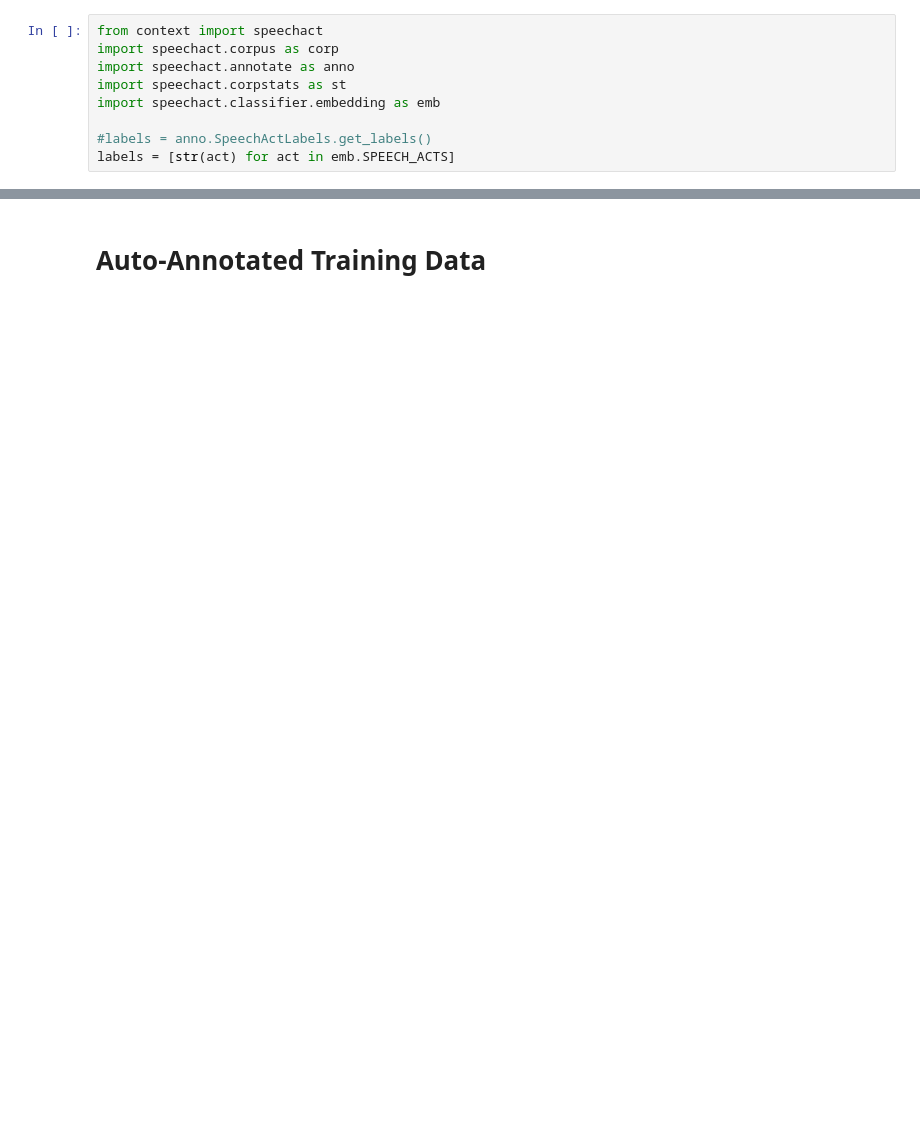
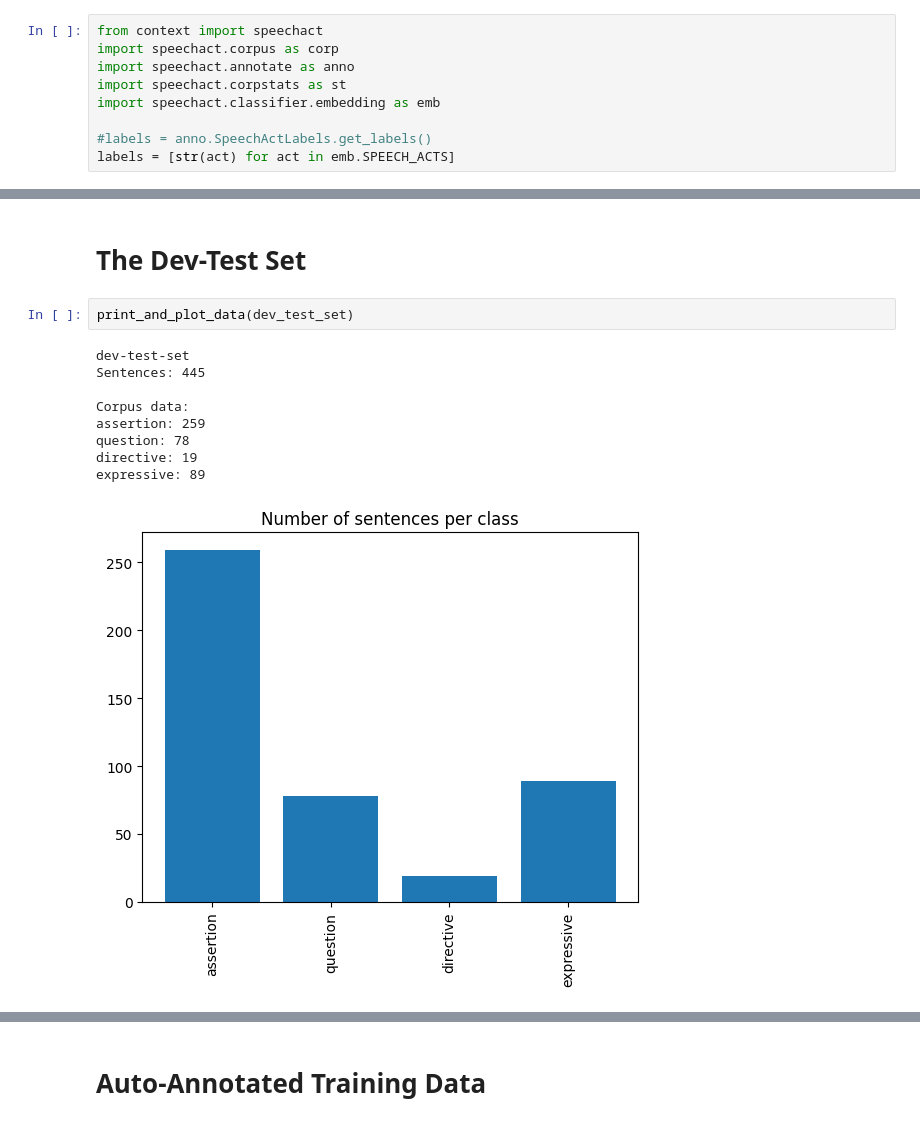
Before and after one commit to Daniel-B-Tufvesson/speech-act-classifier, a Jupyter notebook: notebooks/data_visualization.ipynb, the cells around one changed output, grey strips where cells are left out. Saved outputs shown, nothing was run; the diff lists cells and outputs as text; blank space fills up the shorter version.

```diff
--- a/notebooks/data_visualization.ipynb
+++ b/notebooks/data_visualization.ipynb
@@ -145,0 +87,14 @@ expressive: 266
+# %% [markdown]
+# The Dev-Test Set
+# %%
+print_and_plot_data(dev_test_set)
+# %% [output]
+dev-test-set
+Sentences: 445
+
+Corpus data:
+assertion: 259
+question: 78
+directive: 19
+expressive: 89
+[figure, added]
```
Also changed, not shown: parts of 23 cells of this notebook, 26 other files.
